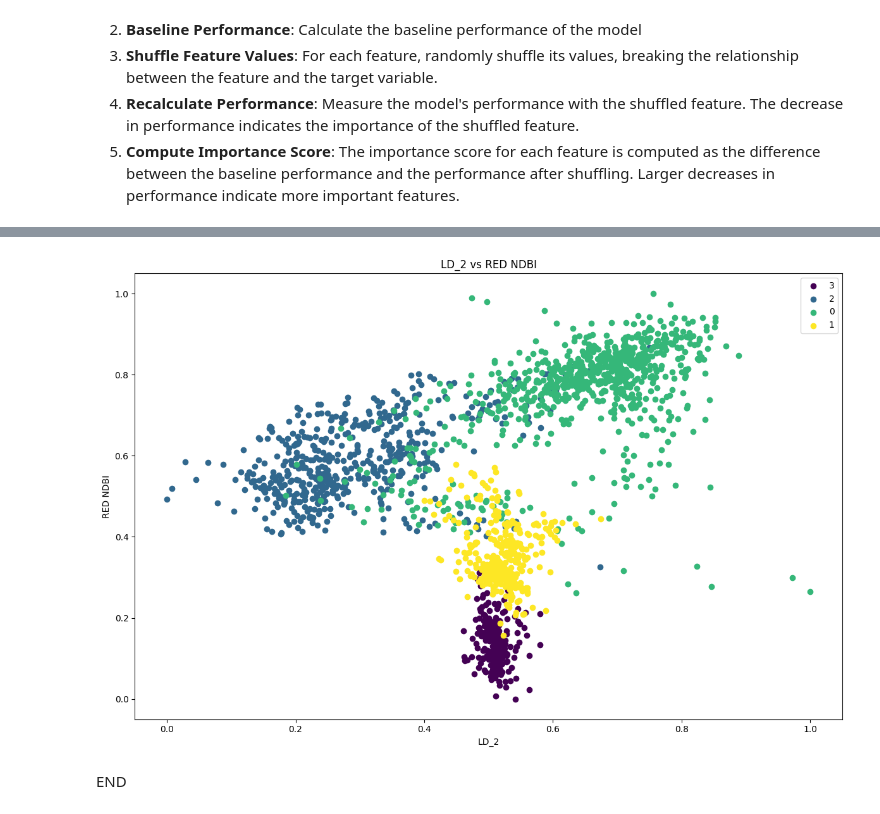
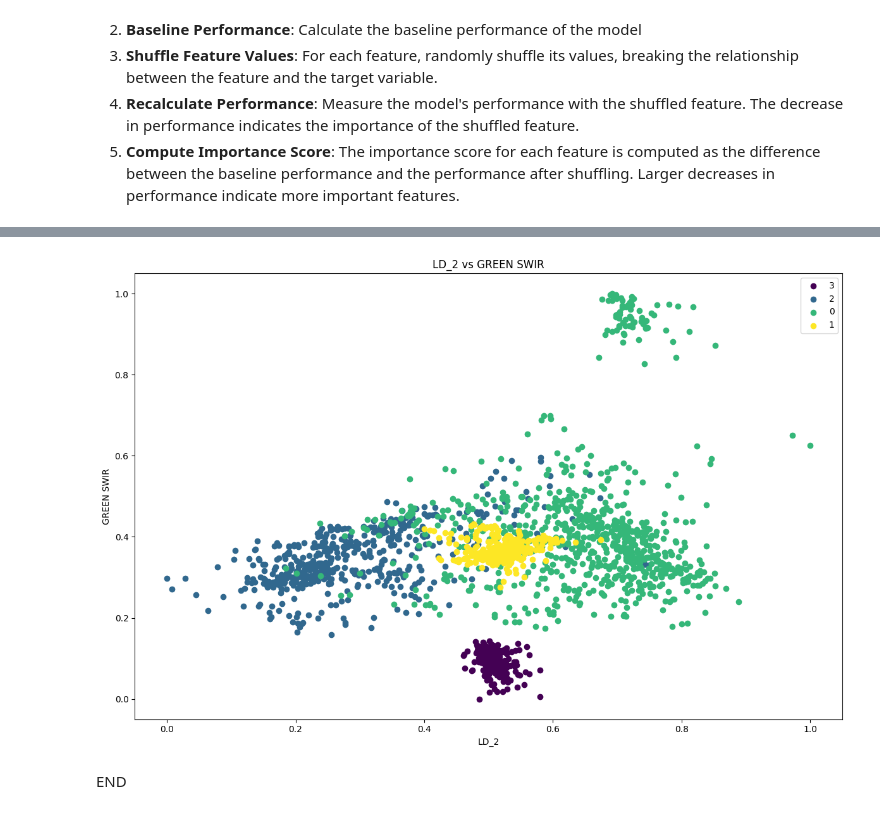
Before and after one commit to RJLA/GeoAI-ISPRS-SS, a Jupyter notebook: II.5.2.Dimensionality-Feature-Selection.ipynb, the cells around one changed output, grey strips where cells are left out. Saved outputs shown, nothing was run; the diff lists cells and outputs as text; code cells hidden in the pictures.

```diff
--- a/II.5.2.Dimensionality-Feature-Selection.ipynb
+++ b/II.5.2.Dimensionality-Feature-Selection.ipynb
@@ -184,7 +168,7 @@ Train Accuracy: 0.9325699356195908
 Test Accuracy: 0.9334311785885889
 # %%
-vis_ops.scatter_color_coded(X_train_selected, y_train, "LD_2", "RED NDBI")
+vis_ops.scatter_color_coded(X_train_selected, y_train, "LD_2", "GREEN SWIR")
 # %% [output]
-[figure, old version]
+[figure, new version]
 # %% [markdown]
 END
```
Also changed, not shown: parts of 7 cells of this notebook, 19 other files.
